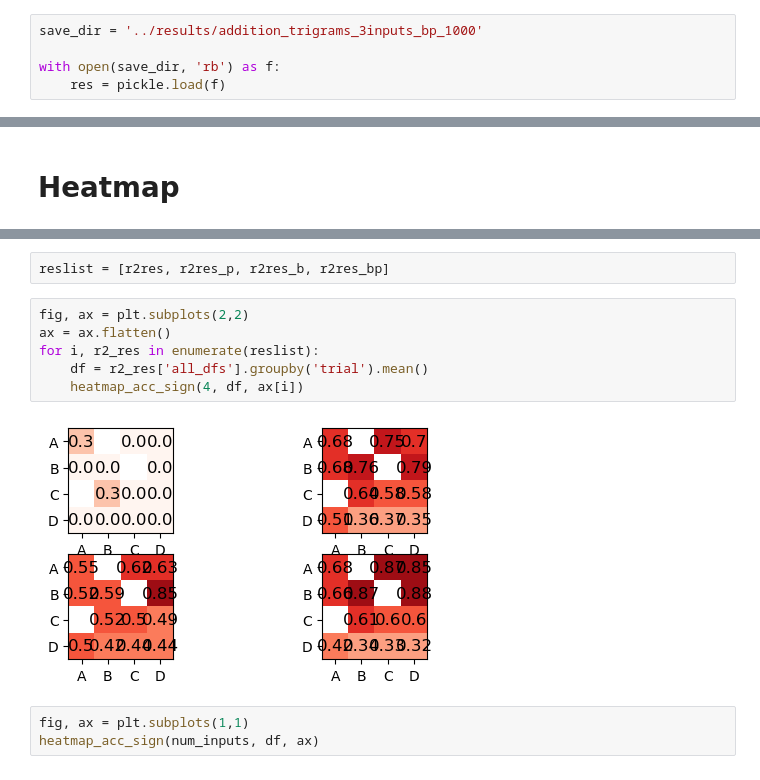
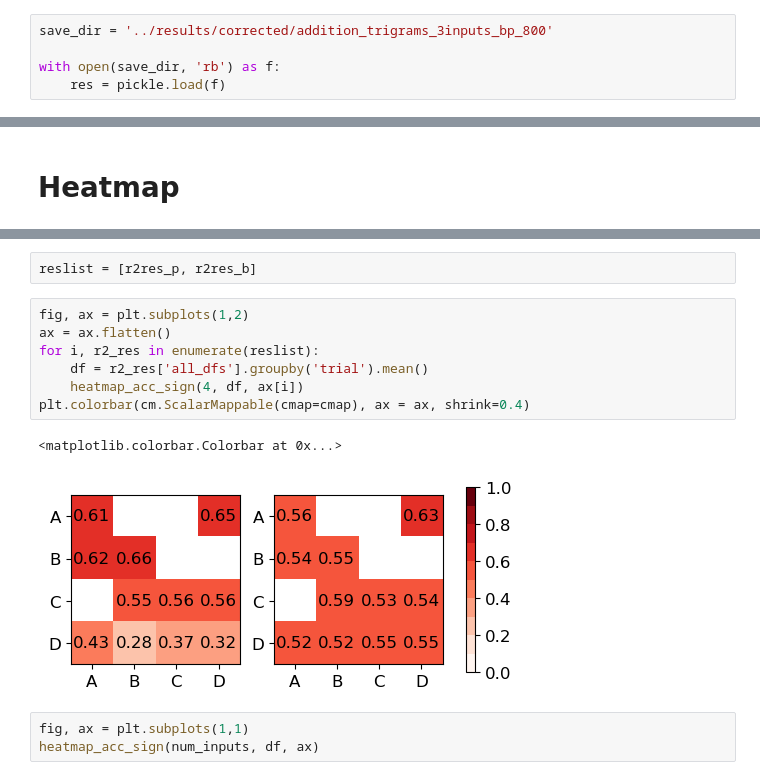
Before and after one commit to aranas/compositional_learning, a Jupyter notebook: _run_RNNs/_Performance_accuracy.ipynb, the cells around one changed output, grey strips where cells are left out. Cells and saved outputs as stored; diff of their text form.

```diff
--- a/_run_RNNs/_Performance_accuracy.ipynb
+++ b/_run_RNNs/_Performance_accuracy.ipynb
@@ -33,7 +33,7 @@ import statannot
 
 from cryptic_rnn import *
 # %%
-save_dir = '../results/addition_trigrams_3inputs_bp_1000'
+save_dir = '../results/corrected/addition_trigrams_3inputs_bp_800'
 
 with open(save_dir, 'rb') as f:
     res = pickle.load(f)
@@ -283,13 +301,15 @@ WilcoxonResult(statistic=158234.0, pvalue=0.0015844632783201865)
 # %%
-reslist = [r2res, r2res_p, r2res_b, r2res_bp]
+reslist = [r2res_p, r2res_b]
 # %%
-fig, ax = plt.subplots(2,2)
+fig, ax = plt.subplots(1,2)
 ax = ax.flatten()
 for i, r2_res in enumerate(reslist):
     df = r2_res['all_dfs'].groupby('trial').mean()
     heatmap_acc_sign(4, df, ax[i])
+plt.colorbar(cm.ScalarMappable(cmap=cmap), ax = ax, shrink=0.4)
 # %% [output]
+<matplotlib.colorbar.Colorbar at 0x...>
-[figure, old version]
+[figure, new version]
 # %%
 fig, ax = plt.subplots(1,1)
 heatmap_acc_sign(num_inputs, df, ax)
```
Also changed, not shown: parts of 18 cells of this notebook, 12 other files.
